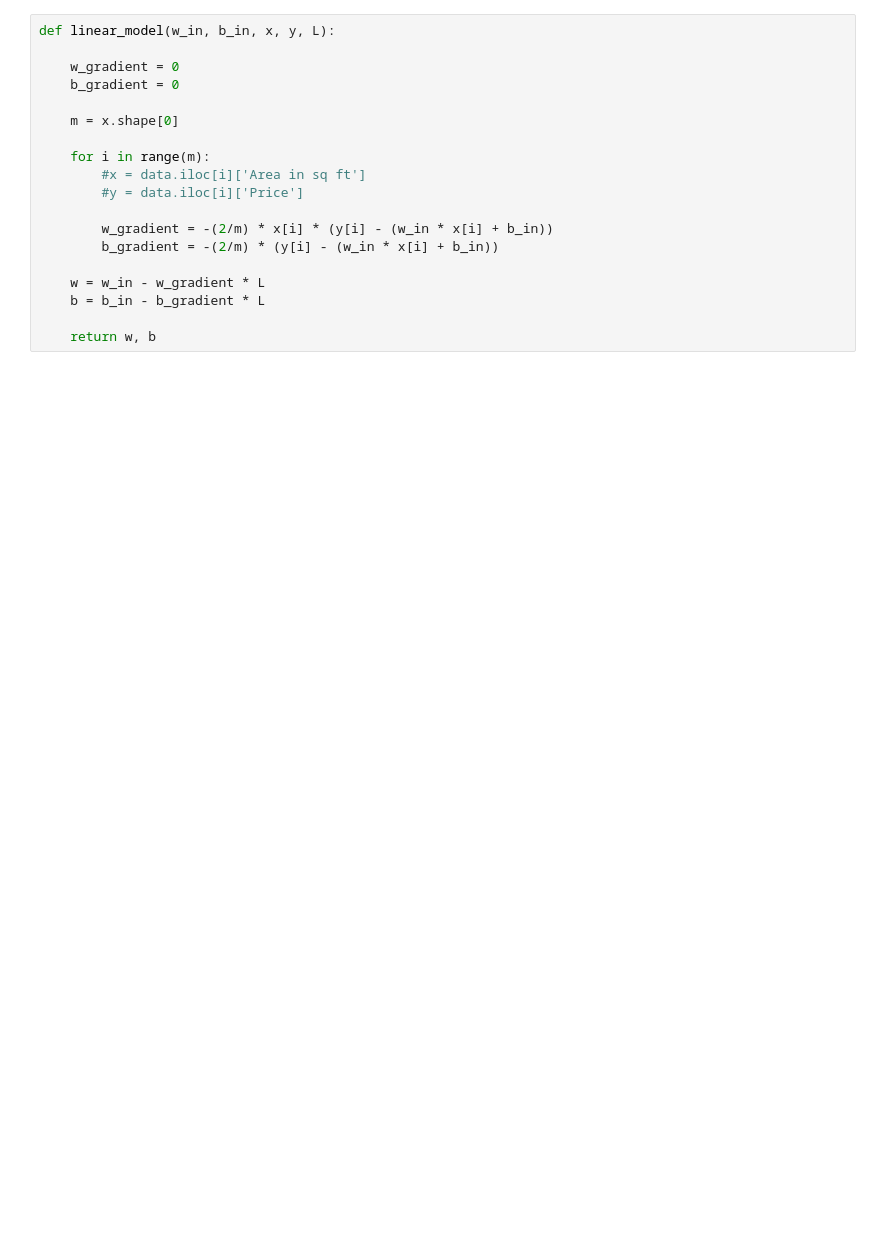
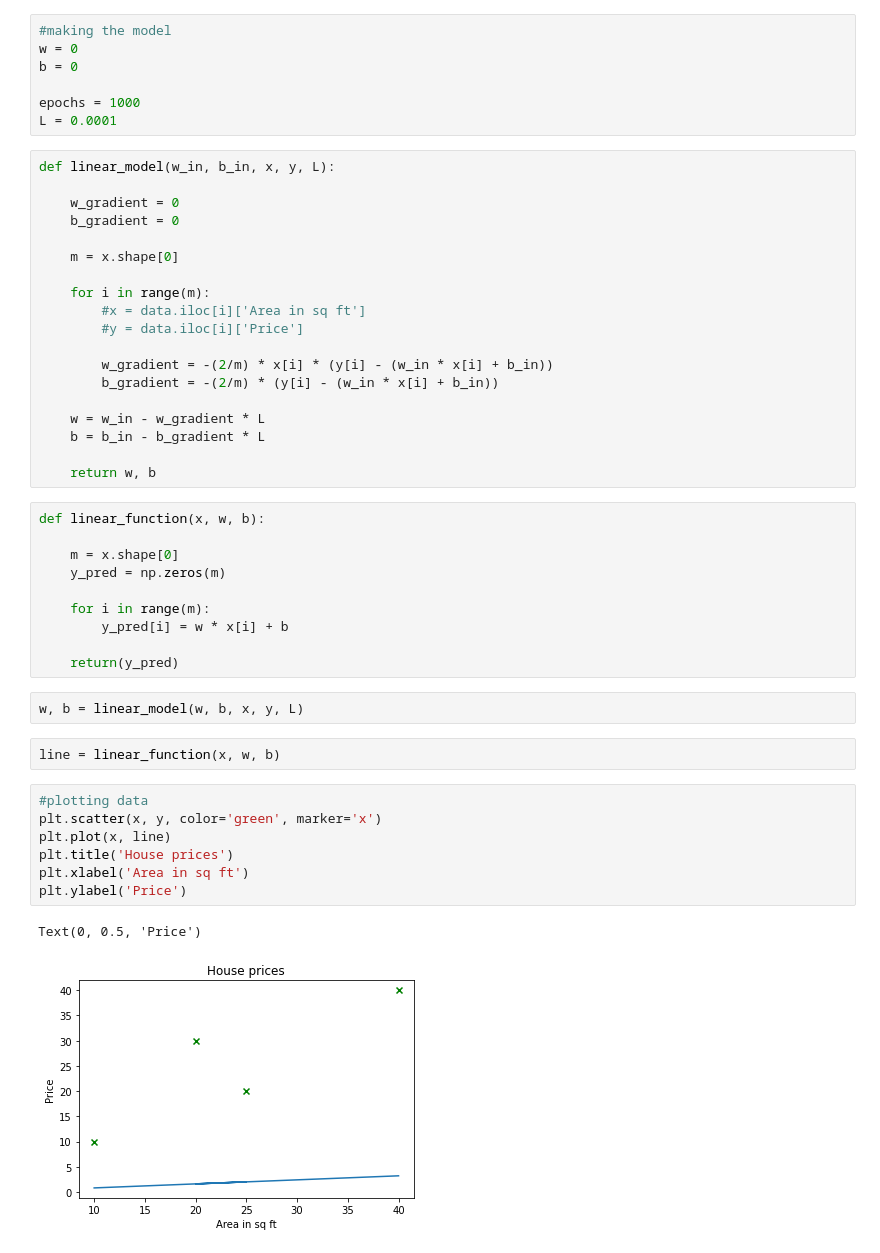
Before and after one commit to ElPatatone/Linear_Regression, a Jupyter notebook: Simple_linear_regression.ipynb, the cells around one changed output. Drawn from its saved outputs; the diff is of its cells as text; blank space fills up the shorter version.

```diff
--- a/Simple_linear_regression.ipynb
+++ b/Simple_linear_regression.ipynb
@@ -49,3 +88,10 @@ def linear_function(x, w, b):
+# %%
+#making the model
+w = 0
+b = 0
+
+epochs = 1000
+L = 0.0001
 # %%
 def linear_model(w_in, b_in, x, y, L):
 
@@ -65,3 +111,27 @@ def linear_model(w_in, b_in, x, y, L):
     b = b_in - b_gradient * L
 
     return w, b
+# %%
+def linear_function(x, w, b):
+
+    m = x.shape[0]
+    y_pred = np.zeros(m)
+
+    for i in range(m):
+        y_pred[i] = w * x[i] + b
+
+    return(y_pred)
+# %%
+w, b = linear_model(w, b, x, y, L)
+# %%
+line = linear_function(x, w, b)
+# %%
+#plotting data
+plt.scatter(x, y, color='green', marker='x')
+plt.plot(x, line)
+plt.title('House prices')
+plt.xlabel('Area in sq ft')
+plt.ylabel('Price')
+# %% [output]
+Text(0, 0.5, 'Price')
+[figure, added]
```
Also changed, not shown: parts of 11 cells of this notebook, 1 other file.
